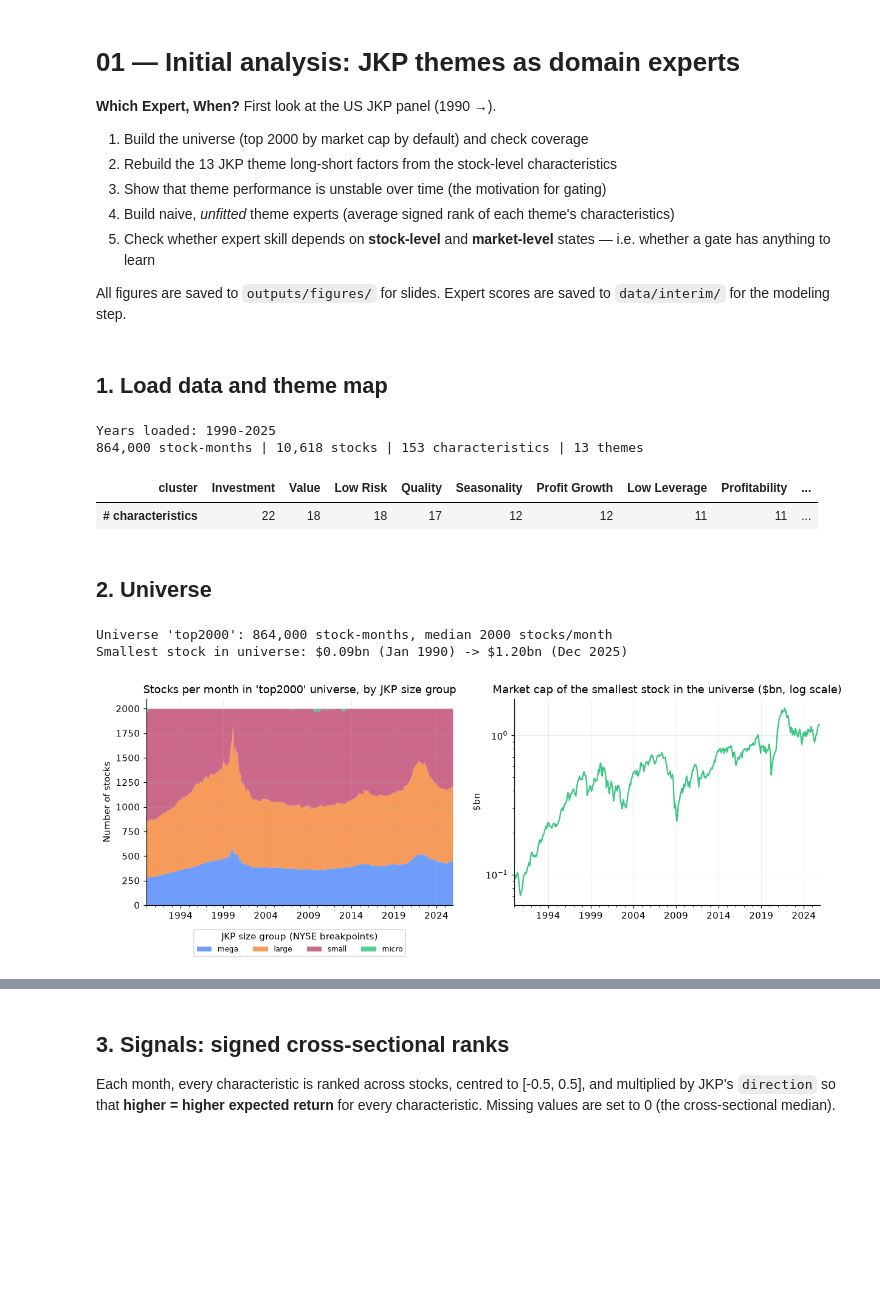
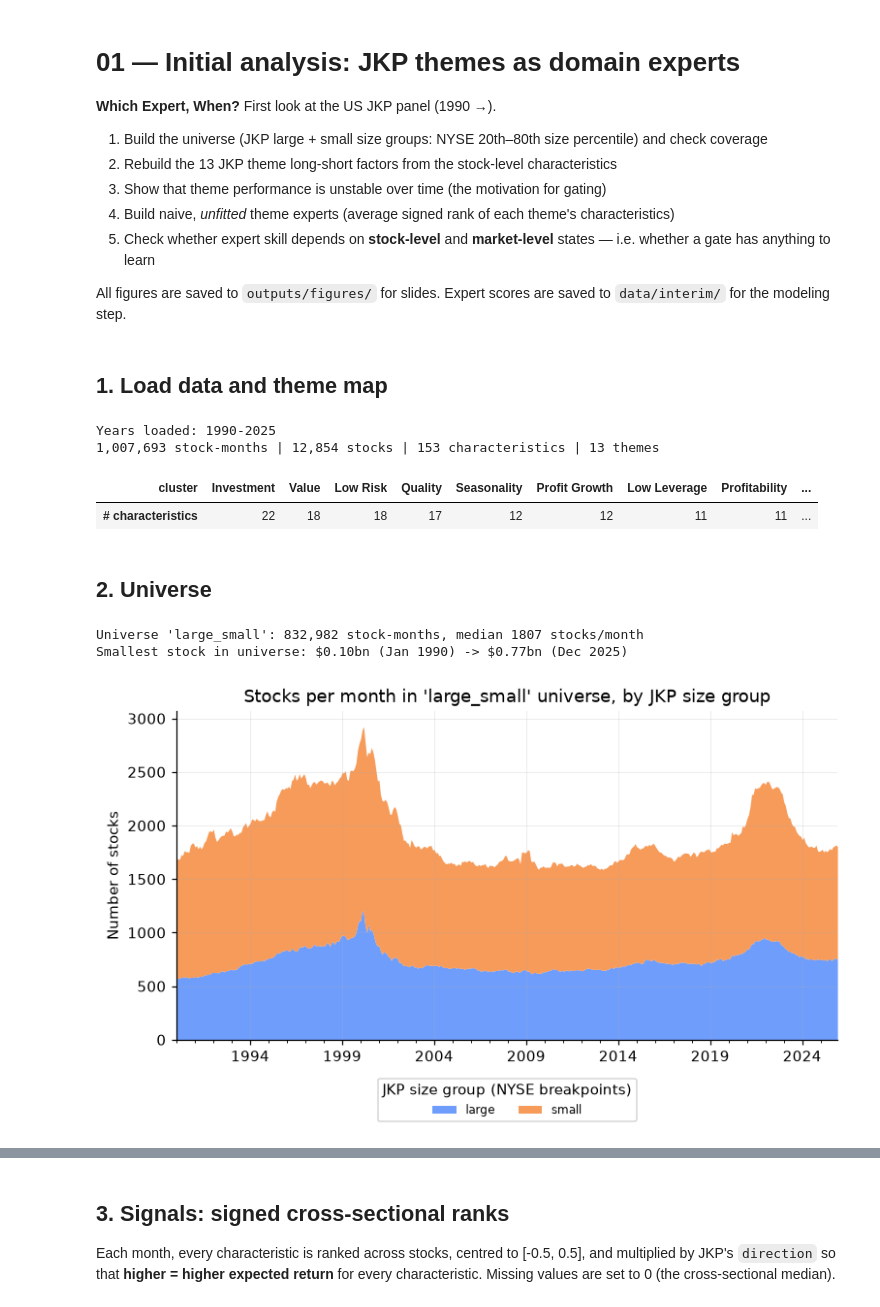
Before and after one commit to roshan-k-patel/15.S06-MOE, a Jupyter notebook: notebooks/01_initial_analysis.ipynb, the cells around one changed output, grey strips where cells are left out. Drawn from its saved outputs; the diff is of its cells as text; code cells hidden in the pictures; blank space fills up the shorter version.

```diff
--- a/notebooks/01_initial_analysis.ipynb
+++ b/notebooks/01_initial_analysis.ipynb
@@ -3,7 +3,7 @@
 
 **Which Expert, When?** First look at the US JKP panel (1990 →).
 
-1. Build the universe (top 2000 by market cap by default) and check coverage
+1. Build the universe (JKP large + small size groups: NYSE 20th–80th size percentile) and check coverage
 2. Rebuild the 13 JKP theme long-short factors from the stock-level characteristics
 3. Show that theme performance is unstable over time (the motivation for gating)
 4. Build naive, *unfitted* theme experts (average signed rank of each theme's characteristics)
@@ -24,8 +24,8 @@ INTERIM.mkdir(parents=True, exist_ok=True)
 FIG.mkdir(parents=True, exist_ok=True)
 
 START_YEAR, END_YEAR = 1990, 2025   # years of JKP data to load (missing years are downloaded)
-UNIVERSE = "top2000"   # "top2000" | "large_mega" | "all"
-TOP_N = 2000
+SIZE_GROUPS = ["large", "small"]   # JKP size groups analysed: large + small = NYSE 20th-80th size percentile
+UNIVERSE = "_".join(SIZE_GROUPS)   # "large_small": used in figure titles and saved file names
 ROLL = 36              # months, for rolling statistics
 
 plt.rcParams.update({
@@ -48,40 +48,29 @@ def ann_stats(r: pd.Series) -> pd.Series:
 # %% [markdown]
 ## 1. Load data and theme map
 # %%
-tm_path = RAW / "theme_map.csv"
-if tm_path.exists():
-    theme_map = pd.read_csv(tm_path)
-else:  # rebuild from JKP's GitHub if the download script didn't save it
-    gh = "https://github.com/bkelly-lab/"
-    details = pd.read_excel(gh + "jkp-data/raw/main/src/jkp/data/resources/factor_details.xlsx")
-    details = details[details["abr_jkp"].notna()]
-    theme_map = (
-        pd.read_csv(gh + "ReplicationCrisis/raw/master/GlobalFactors/Cluster%20Labels.csv")
-        .merge(details[["abr_jkp", "name_new", "direction"]],
-               left_on="characteristic", right_on="abr_jkp", how="left")
-        .drop(columns="abr_jkp")
-    )
-    theme_map.to_csv(tm_path, index=False)
-
-# Download any missing years from WRDS (needs a WRDS account; uses scripts/get_jkp_us.py)
 import sys
 sys.path.insert(0, str(ROOT / "scripts"))
 import get_jkp_us
 
+tm_path = RAW / "theme_map.csv"
+if not tm_path.exists():   # normally saved by the download script; rebuild from JKP's GitHub otherwise
+    get_jkp_us.load_metadata()[1].to_csv(tm_path, index=False)
+theme_map = pd.read_csv(tm_path)
+
+# Download any missing years from WRDS (needs a WRDS account)
 missing = [y for y in range(START_YEAR, END_YEAR + 1) if not (get_jkp_us.OUT / f"{y}.parquet").exists()]
 if missing:
     print(f"Downloading {len(missing)} missing year(s) from WRDS: {missing}")
-    get_jkp_us.TOP_N = TOP_N if UNIVERSE == "top2000" else None   # download only the universe we use
     get_jkp_us.download(get_jkp_us.load_metadata()[0], years=missing)   # prompts for WRDS login
 
 files = sorted(p for p in (RAW / "jkp_us").glob("*.parquet") if START_YEAR <= int(p.stem) <= END_YEAR)
 raw = pd.concat((pd.read_parquet(p) for p in files), ignore_index=True)
 raw["eom"] = pd.to_datetime(raw["eom"])
+assert "mega" in set(raw["size_grp"]), "No mega stocks loaded: they are needed for the weight cap in §3"
 
 chars = [c for c in theme_map["characteristic"] if c in raw.columns]
 raw["me"] = pd.to_numeric(raw["me"], errors="coerce").astype("float64")
 raw["ret_exc_lead1m"] = pd.to_numeric(raw["ret_exc_lead1m"], errors="coerce").astype("float64")
-raw[chars] = raw[chars].apply(pd.to_numeric, errors="coerce").astype("float32")
 
 theme_map = theme_map[theme_map["characteristic"].isin(chars)].reset_index(drop=True)
 theme_of = theme_map.set_index("characteristic")["cluster"]
@@ -92,44 +81,37 @@ print(f"{len(raw):,} stock-months | {raw['id'].nunique():,} stocks | {len(chars)
 theme_of.value_counts().rename("# characteristics").to_frame().T
 # %% [output]
 Years loaded: 1990-2025
-864,000 stock-months | 10,618 stocks | 153 characteristics | 13 themes
+1,007,693 stock-months | 12,854 stocks | 153 characteristics | 13 themes
 | cluster | Investment | Value | Low Risk | Quality | Seasonality | Profit Growth | Low Leverage | Profitability | ... |
 | # characteristics | 22 | 18 | 18 | 17 | 12 | 12 | 11 | 11 | ... |
 # %% [markdown]
 ## 2. Universe
 # %%
-def select_universe(df, how=UNIVERSE, top_n=TOP_N):
-    df = df[df["me"].notna()]
-    if how == "top2000":
-        rank = df.groupby("eom")["me"].rank(method="first", ascending=False)
-        return df[rank <= top_n]
-    if how == "large_mega":
-        return df[df["size_grp"].isin(["large", "mega"])]
-    return df
+def select_universe(df, groups=SIZE_GROUPS):
+    # keeps only SIZE_GROUPS: mega is loaded in raw but excluded here (raw's mega rows only set the weight cap in §3)
+    return df[df["me"].notna() & df["size_grp"].isin(groups)]
 
 panel = select_universe(raw).sort_values(["eom", "id"]).reset_index(drop=True)
 g = panel["eom"]  # month grouper used throughout
 
 # What the universe contains: JKP size groups (NYSE breakpoints) and the smallest stock that gets in
 SIZE_ORDER = ["mega", "large", "small", "micro", "nano"]
 composition = panel.groupby(["eom", "size_grp"])["id"].count().unstack(fill_value=0)
 composition = composition[[s for s in SIZE_ORDER if s in composition.columns]]
 cutoff_bn = panel.groupby("eom")["me"].min() / 1000   # me is in $ millions
 
-fig, axes = plt.subplots(1, 2, figsize=(13, 4))
-composition.plot.area(ax=axes[0], stacked=True, linewidth=0, alpha=0.85)
-axes[0].set(title=f"Stocks per month in '{UNIVERSE}' universe, by JKP size group", xlabel="", ylabel="Number of stocks")
-axes[0].legend(title="JKP size group (NYSE breakpoints)", loc="upper center", bbox_to_anchor=(0.5, -0.1), ncol=4, fontsize=8)
-cutoff_bn.plot(ax=axes[1], color="C3", logy=True)
-axes[1].set(title="Market cap of the smallest stock in the universe ($bn, log scale)", xlabel="", ylabel="$bn")
+fig, ax = plt.subplots(figsize=(8, 4))
+composition.plot.area(ax=ax, stacked=True, linewidth=0, alpha=0.85)
+ax.set(title=f"Stocks per month in '{UNIVERSE}' universe, by JKP size group", xlabel="", ylabel="Number of stocks")
+ax.legend(title="JKP size group (NYSE breakpoints)", loc="upper center", bbox_to_anchor=(0.5, -0.1), ncol=4, fontsize=8)
 save(fig, "01_universe")
 
 print(f"Universe '{UNIVERSE}': {len(panel):,} stock-months, median {composition.sum(axis=1).median():.0f} stocks/month")
 print(f"Smallest stock in universe: ${cutoff_bn.iloc[0]:.2f}bn ({cutoff_bn.index[0]:%b %Y}) -> ${cutoff_bn.iloc[-1]:.2f}bn ({cutoff_bn.index[-1]:%b %Y})")
 # %% [output]
-Universe 'top2000': 864,000 stock-months, median 2000 stocks/month
-Smallest stock in universe: $0.09bn (Jan 1990) -> $1.20bn (Dec 2025)
+Universe 'large_small': 832,982 stock-months, median 1807 stocks/month
+Smallest stock in universe: $0.10bn (Jan 1990) -> $0.77bn (Dec 2025)
-[figure, old version]
+[figure, new version]
 # %%
 miss = panel[chars].isna().groupby(panel["eom"].dt.year).mean().T          # chars x years
 miss_theme = miss.groupby(theme_of).mean().loc[THEMES] * 100
```
Also changed, not shown: parts of 13 cells of this notebook, 11 other files.
